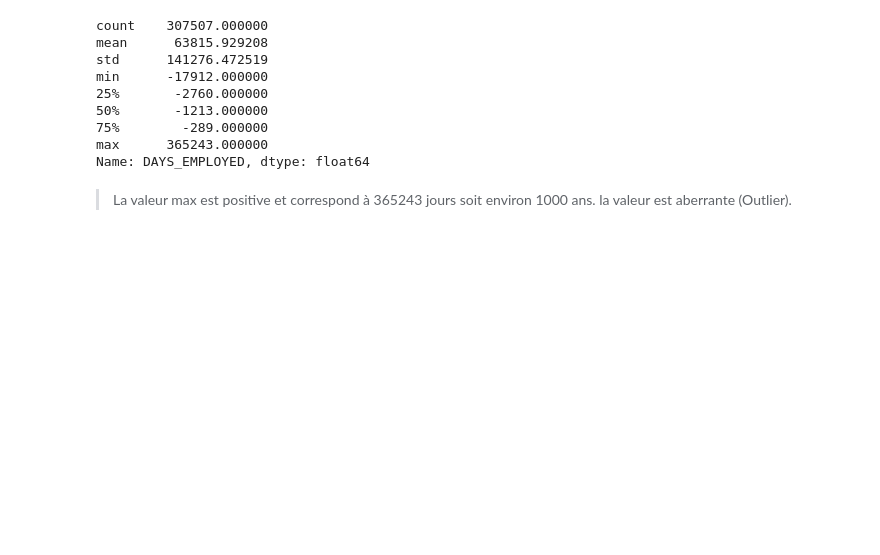
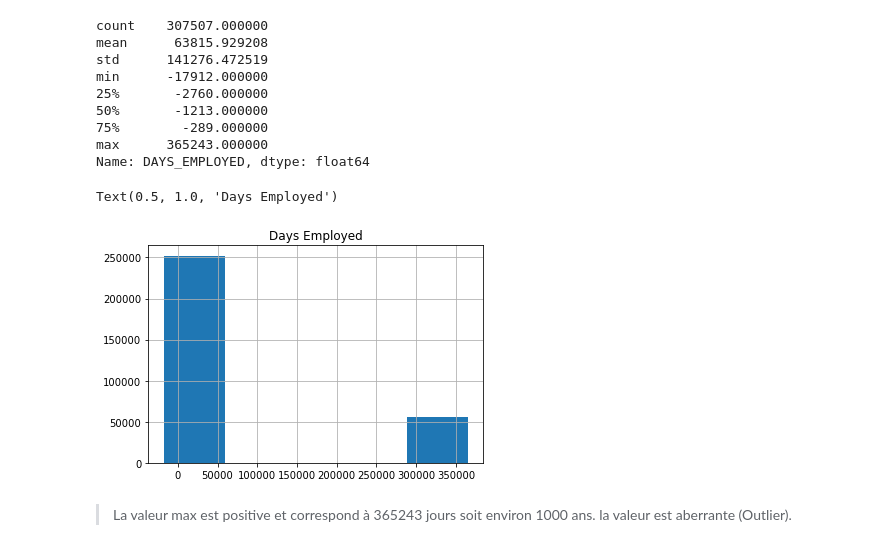
Before and after one commit to saidmazzi/projet7, a Jupyter notebook: Mazzi_Saïd_1_dashboard_112022.ipynb, the cells around one changed output. Drawn from its saved outputs; the diff is of its cells as text; code cells hidden in the pictures; blank space fills up the shorter version.

```diff
--- a/Mazzi_Saïd_1_dashboard_112022.ipynb
+++ b/Mazzi_Saïd_1_dashboard_112022.ipynb
@@ -511,6 +537,11 @@ min      -17912.000000
 75%        -289.000000
 max      365243.000000
 Name: DAYS_EMPLOYED, dtype: float64
+# %%
+appli_train['DAYS_EMPLOYED'].hist(bins=5).set_title('Days Employed')
+# %% [output]
+Text(0.5, 1.0, 'Days Employed')
+[figure, added]
 # %% [markdown]
 > La valeur max est positive et correspond à 365243 jours soit environ 1000 ans. la valeur est aberrante (Outlier).
 # %%
```
Also changed, not shown: parts of 41 cells of this notebook, 1 other file.
